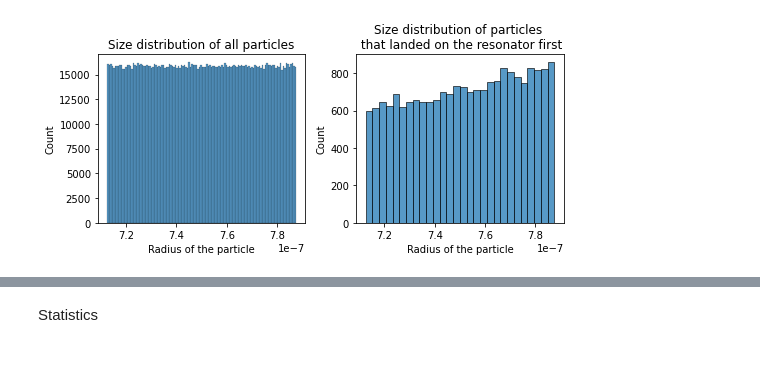
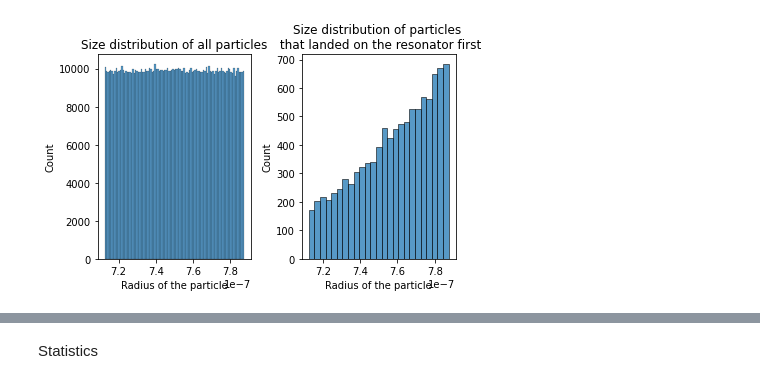
Before and after one commit to Hi-Tree/WGM_Forces, a Jupyter notebook: stats.ipynb, the cells around one changed output, grey strips where cells are left out. Cells and saved outputs as stored; diff of their text form; code cells hidden in the pictures.

```diff
--- a/stats.ipynb
+++ b/stats.ipynb
@@ -7,4 +27,4 @@ import math as m
 # %%
-first = pd.read_csv("/Users/physica/Desktop/Archive/TheOnesThatReachedFirst1.csv")
-reach = pd.read_csv("/Users/physica/Desktop/Archive/TheOnesThatReachedFromTheTotal1.csv")
-allGen = pd.read_csv("/Users/physica/Desktop/Archive/TotalRandomGeneratedData1.csv")
+first1 = pd.read_csv("/Users/physica/Documents/GitHub/WGM_Forces/TheOnesThatReachedFirst2.csv")
+reach1= pd.read_csv("/Users/physica/Documents/GitHub/WGM_Forces/TheOnesThatReachedFromTheTotal2.csv")
+allGen1 = pd.read_csv("/Users/physica/Documents/GitHub/WGM_Forces/TotalRandomGeneratedData2.csv")
@@ -11,14 +42,14 @@ allGen = pd.read_csv("/Users/physica/Desktop/Archive/TotalRandomGeneratedData1.c
 # %%
 
 plt.rcParams["figure.autolayout"] = True
 
 fig, axes = plt.subplots(1, 2)
 axes[0].set_xlabel("Radius of the particle")
 axes[1].set_xlabel("Radius of the particle")
 axes[0].set_title("Size distribution of all particles")
 axes[1].set_title("Size distribution of particles \n that landed on the resonator first")
-sns.histplot(data = first, x = 'Rp_', ax=axes[1])
-sns.histplot(data = allGen, x = 'Rp_', ax=axes[0])
+sns.histplot(data = first1, x = 'Rp_', ax=axes[1])
+sns.histplot(data = allGen1, x = 'Rp_', ax=axes[0])
 plt.show()
 # %% [output]
-[figure, old version]
+[figure, new version]
```
Also changed, not shown: parts of 35 cells of this notebook.
